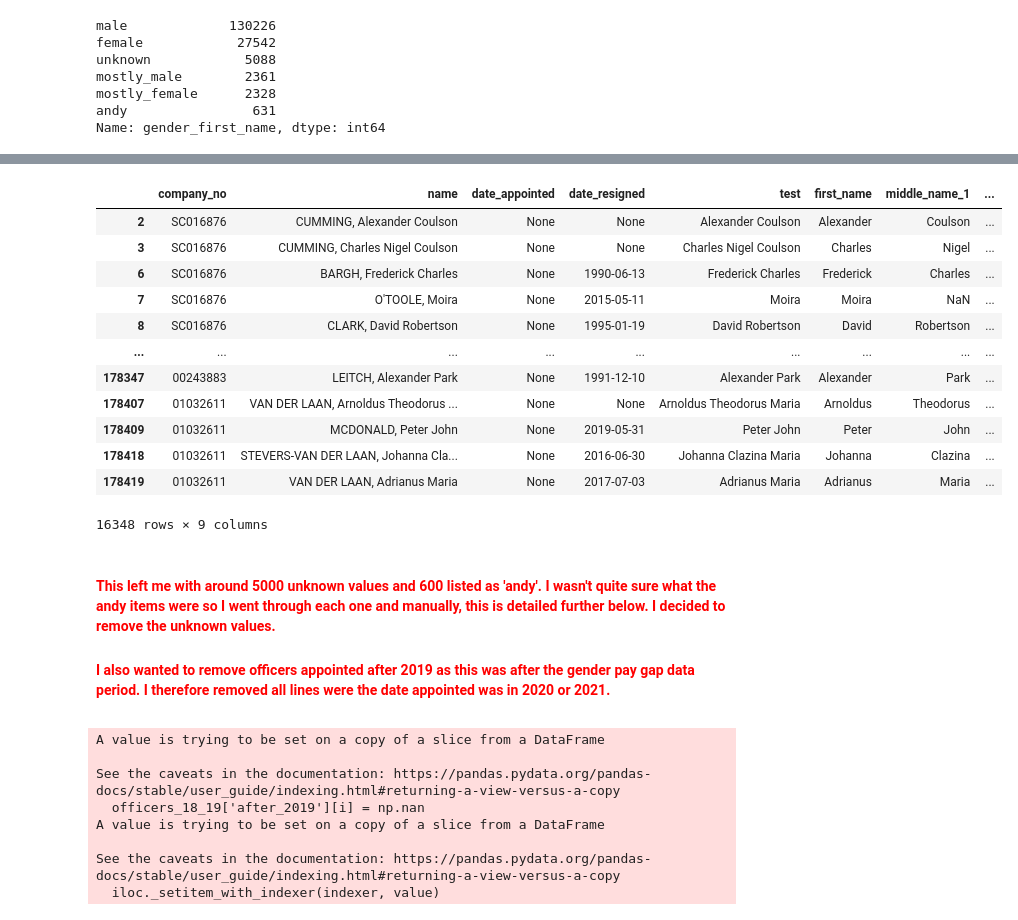
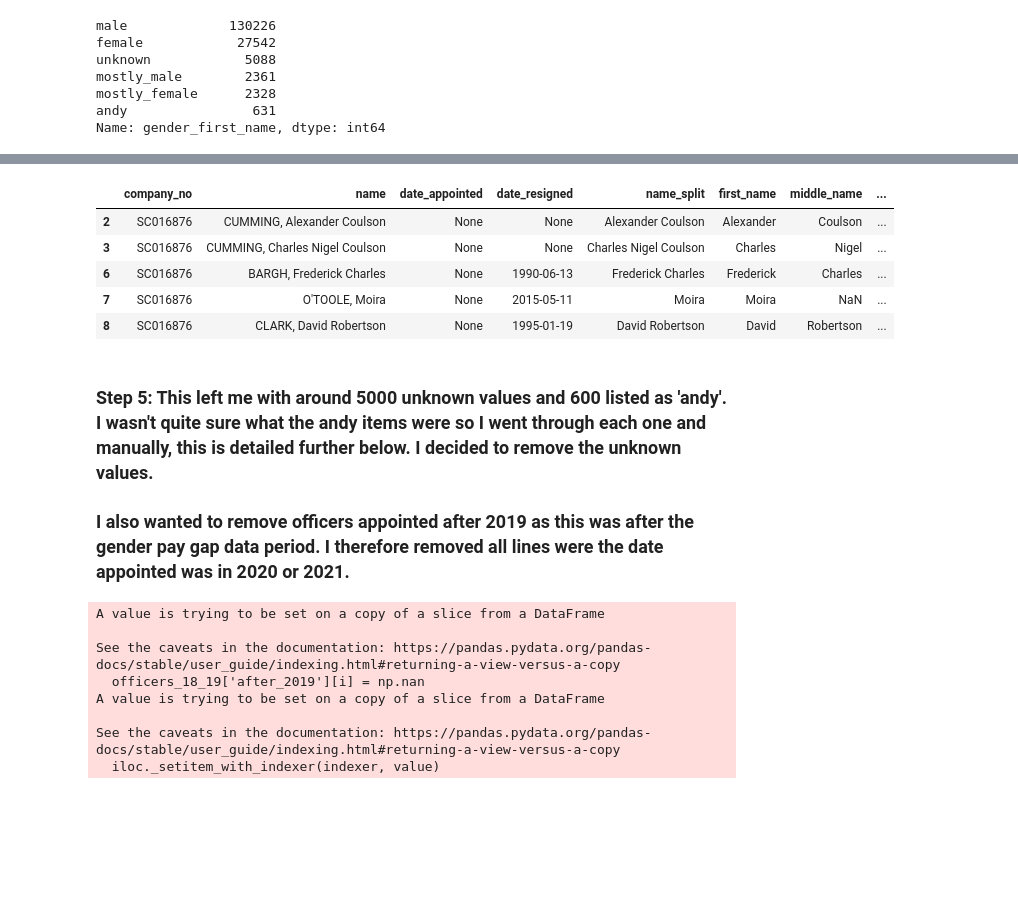
Before and after one commit to Git-as/Capstone_Project, a Jupyter notebook: 3_gender_guesser.ipynb, the cells around one changed output, grey strips where cells are left out. Drawn from its saved outputs; the diff is of its cells as text; code cells hidden in the pictures; blank space fills up the shorter version.

```diff
--- a/3_gender_guesser.ipynb
+++ b/3_gender_guesser.ipynb
@@ -66,16 +54,16 @@ for x in test:
     except:
         first_name.append(np.nan)
 # %%
-middle_name_1 = []
-for x in test:
+middle_name = []
+for x in name_split:
     try:
         splitter_2 = (x.split(' ')[2])
         splitter_2 = re.sub(r'[^a-zA-Z-]', '', splitter_2)
-        middle_name_1.append(splitter_2)
+        middle_name.append(splitter_2)
     except:
-        middle_name_1.append(np.nan)
+        middle_name.append(np.nan)
 # %%
 # add columns to the dataframe
-officers_18_19['test'] = test
+officers_18_19['name_split'] = name_split
 officers_18_19['first_name'] = first_name
-officers_18_19['middle_name_1'] = middle_name_1
+officers_18_19['middle_name'] = middle_name
@@ -112,7 +81,7 @@ for name in officers_18_19.first_name:
 # %%
 d = gender.Detector()
 gender_middle_name = []
-for name in officers_18_19.middle_name_1:
+for name in officers_18_19.middle_name:
     name_input = u"{}"
     gender_middle_name.append(d.get_gender(name_input.format(name)))
 # %%
@@ -121,7 +90,7 @@ officers_18_19['gender_middle_name'] = gender_middle_name
 # %%
 officers_18_19.drop_duplicates(inplace=True)
 # %%
-officers_18_19.dropna(subset=['test'], inplace=True)
+officers_18_19.dropna(subset=['name_split'], inplace=True)
 # %%
 officers_18_19.gender_first_name.value_counts()
 # %% [output]
@@ -142,28 +111,18 @@ officers_18_19[officers_18_19['gender_first_name']=='unknown'].head()
 | 28 | 03951948 | STONE, Deidrie Alexandria | 2019-07-31 | 2020-03-26 | Deidrie Alexandria | Deidrie | Alexandria | ... |
 | 138 | SC156515 | CURLE, Tolla Joanne | 2015-10-02 | None | Tolla Joanne | Tolla | Joanne | ... |
 # %%
-officers_18_19[officers_18_19['date_appointed']=='None']
+officers_18_19[officers_18_19['date_appointed']=='None'].head()
 # %% [output]
-|  | company_no | name | date_appointed | date_resigned | test | first_name | middle_name_1 | ... |
+|  | company_no | name | date_appointed | date_resigned | name_split | first_name | middle_name | ... |
 | 2 | SC016876 | CUMMING, Alexander Coulson | None | None | Alexander Coulson | Alexander | Coulson | ... |
 | 3 | SC016876 | CUMMING, Charles Nigel Coulson | None | None | Charles Nigel Coulson | Charles | Nigel | ... |
 | 6 | SC016876 | BARGH, Frederick Charles | None | 1990-06-13 | Frederick Charles | Frederick | Charles | ... |
 | 7 | SC016876 | O'TOOLE, Moira | None | 2015-05-11 | Moira | Moira | NaN | ... |
 | 8 | SC016876 | CLARK, David Robertson | None | 1995-01-19 | David Robertson | David | Robertson | ... |
-| ... | ... | ... | ... | ... | ... | ... | ... | ... |
-| 178347 | 00243883 | LEITCH, Alexander Park | None | 1991-12-10 | Alexander Park | Alexander | Park | ... |
-| 178407 | 01032611 | VAN DER LAAN, Arnoldus Theodorus ... | None | None | Arnoldus Theodorus Maria | Arnoldus | Theodorus | ... |
-| 178409 | 01032611 | MCDONALD, Peter John | None | 2019-05-31 | Peter John | Peter | John | ... |
-| 178418 | 01032611 | STEVERS-VAN DER LAAN, Johanna Cla... | None | 2016-06-30 | Johanna Clazina Maria | Johanna | Clazina | ... |
-| 178419 | 01032611 | VAN DER LAAN, Adrianus Maria | None | 2017-07-03 | Adrianus Maria | Adrianus | Maria | ... |
-16348 rows × 9 columns
 # %% [markdown]
-<font color='red'>
+### Step 5: This left me with around 5000 unknown values and 600 listed as 'andy'. I wasn't quite sure what the andy items were so I went through each one and manually, this is detailed further below. I decided to remove the unknown values.
 
-#### This left me with around 5000 unknown values and 600 listed as 'andy'. I wasn't quite sure what the andy items were so I went through each one and manually, this is detailed further below. I decided to remove the unknown values.
-
-#### I also wanted to remove officers appointed after 2019 as this was after the gender pay gap data period. I therefore removed all lines were the date appointed was in 2020 or 2021.
-</font>
+### I also wanted to remove officers appointed after 2019 as this was after the gender pay gap data period. I therefore removed all lines were the date appointed was in 2020 or 2021.
 # %%
 officers_18_19['after_2019'] = 0
 for i, line in enumerate(officers_18_19['date_appointed']):
```
Also changed, not shown: parts of 67 cells of this notebook, 5 other files.
